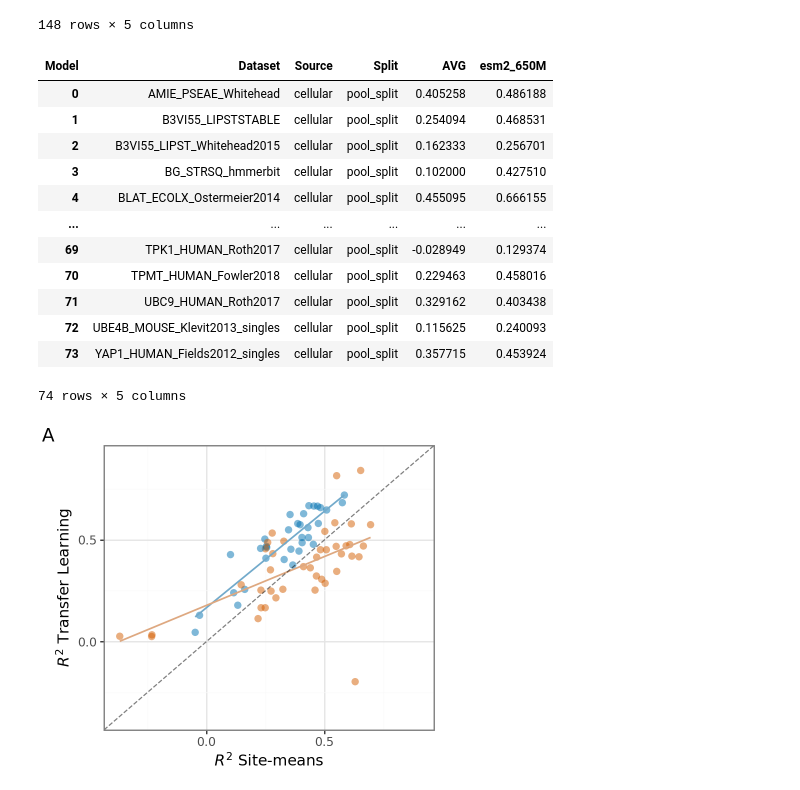
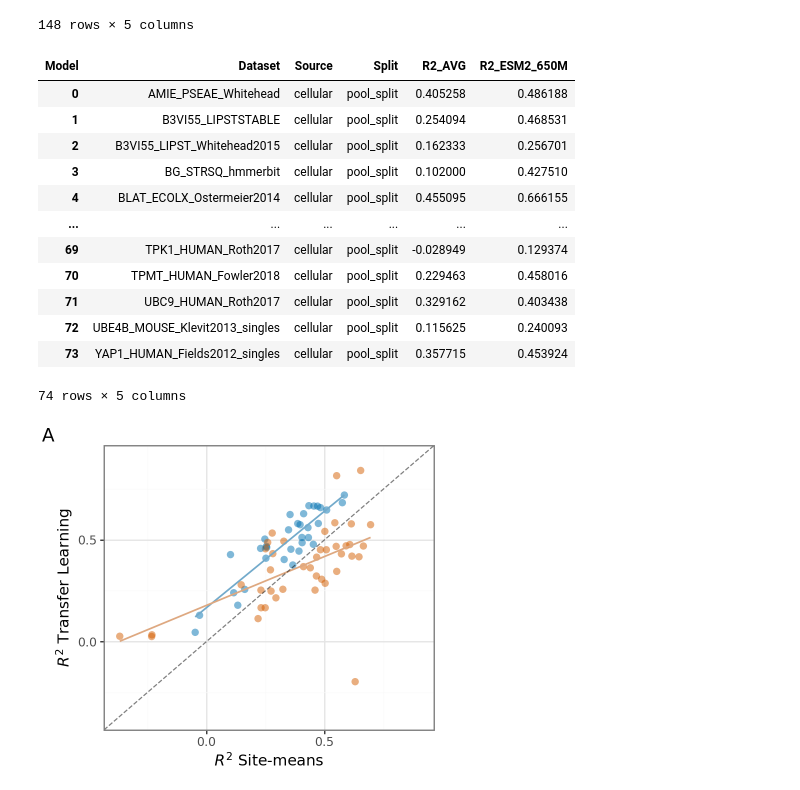
Before and after one commit to ziul-bio/DMS-SiteEffect-PLM, a Jupyter notebook: notebooks/regression.ipynb, the cells around one changed output. Saved outputs shown, nothing was run; the diff lists cells and outputs as text; code cells hidden in the pictures.

```diff
--- a/notebooks/regression.ipynb
+++ b/notebooks/regression.ipynb
@@ -390,9 +390,10 @@ res
 148 rows × 5 columns
 # %%
 res_pivot = pd.pivot_table(res, index=['Dataset','Source', 'Split'], columns= 'Model', values='R2_score_test').reset_index()
+res_pivot = res_pivot.rename(columns={"AVG":"R2_AVG", "esm2_650M":"R2_ESM2_650M"})
 res_pivot
 # %% [output]
-| Model | Dataset | Source | Split | AVG | esm2_650M |
+| Model | Dataset | Source | Split | R2_AVG | R2_ESM2_650M |
 | 0 | AMIE_PSEAE_Whitehead | cellular | pool_split | 0.405258 | 0.486188 |
 | 1 | B3VI55_LIPSTSTABLE | cellular | pool_split | 0.254094 | 0.468531 |
 | 2 | B3VI55_LIPST_Whitehead2015 | cellular | pool_split | 0.162333 | 0.256701 |
```
Also changed, not shown: parts of 2 cells of this notebook, 6 other files.
